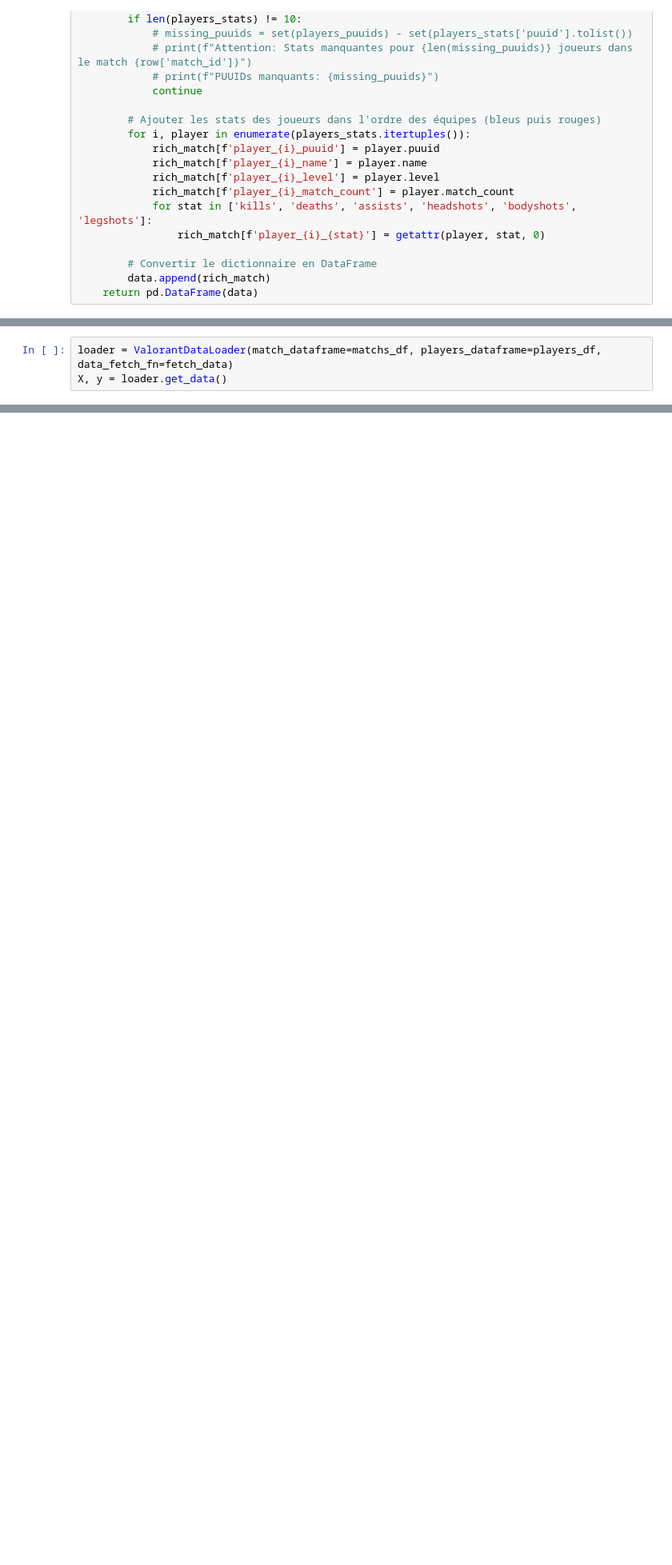
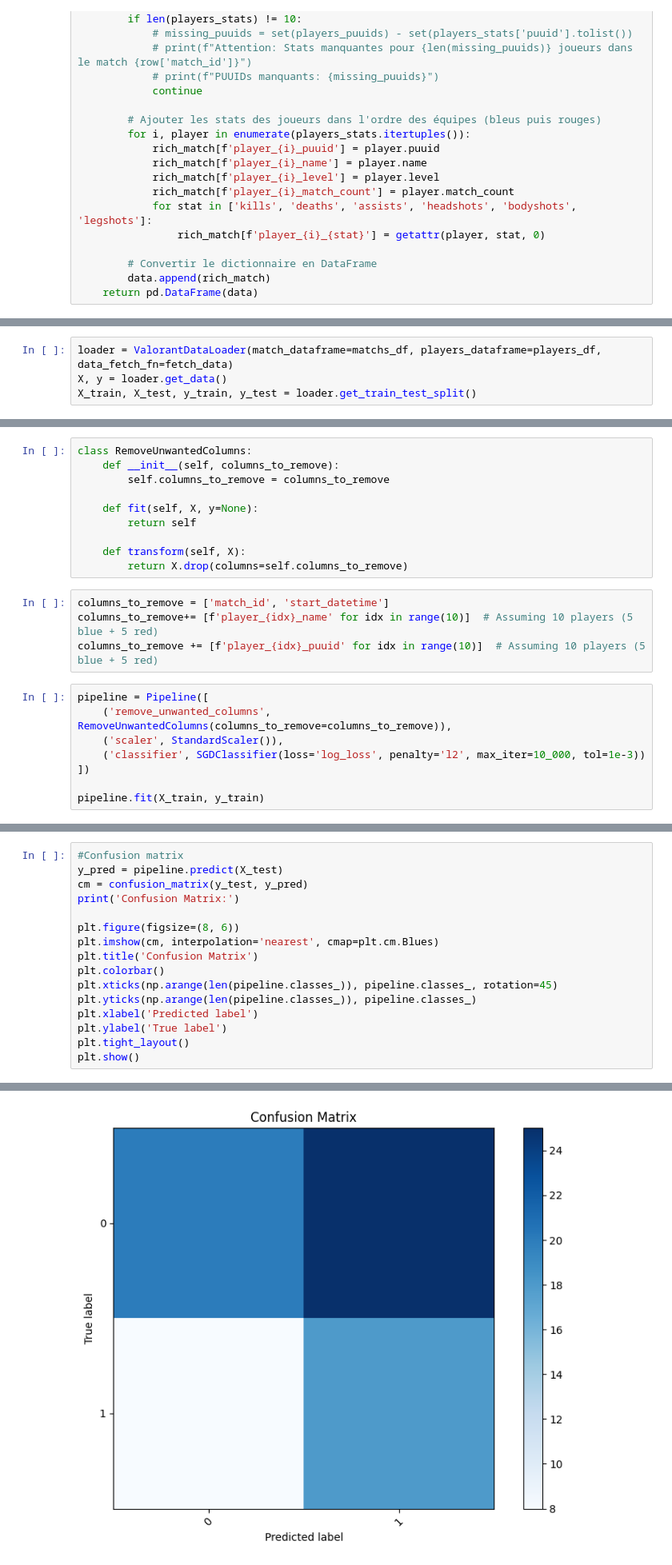
Before and after one commit to White-On/Valorant_experiment, a Jupyter notebook: dev.ipynb, the cells around one changed output, grey strips where cells are left out. Shown: that part at 80% size. Cells and saved outputs as stored; diff of their text form; blank space fills up the shorter version.

Commit message:
first pipeline tried

```diff
--- a/dev.ipynb
+++ b/dev.ipynb
@@ -279,3 +284,4 @@ class ValorantDataLoader:
 # %%
 loader = ValorantDataLoader(match_dataframe=matchs_df, players_dataframe=players_df, data_fetch_fn=fetch_data)
 X, y = loader.get_data()
+X_train, X_test, y_train, y_test = loader.get_train_test_split()
@@ -281,0 +290,22 @@ X, y = loader.get_data()
+# %%
+class RemoveUnwantedColumns:
+    def __init__(self, columns_to_remove):
+        self.columns_to_remove = columns_to_remove
+
+    def fit(self, X, y=None):
+        return self
+
+    def transform(self, X):
+        return X.drop(columns=self.columns_to_remove)
+# %%
+columns_to_remove = ['match_id', 'start_datetime']
+columns_to_remove+= [f'player_{idx}_name' for idx in range(10)]  # Assuming 10 players (5 blue + 5 red)
+columns_to_remove += [f'player_{idx}_puuid' for idx in range(10)]  # Assuming 10 players (5 blue + 5 red)
+# %%
+pipeline = Pipeline([
+    ('remove_unwanted_columns', RemoveUnwantedColumns(columns_to_remove=columns_to_remove)),
+    ('scaler', StandardScaler()),
+    ('classifier', SGDClassifier(loss='log_loss', penalty='l2', max_iter=10_000, tol=1e-3))
+])
+
+pipeline.fit(X_train, y_train)
@@ -281,0 +325,17 @@ X, y = loader.get_data()
+# %%
+#Confusion matrix
+y_pred = pipeline.predict(X_test)
+cm = confusion_matrix(y_test, y_pred)
+print('Confusion Matrix:')
+
+plt.figure(figsize=(8, 6))
+plt.imshow(cm, interpolation='nearest', cmap=plt.cm.Blues)
+plt.title('Confusion Matrix')
+plt.colorbar()
+plt.xticks(np.arange(len(pipeline.classes_)), pipeline.classes_, rotation=45)
+plt.yticks(np.arange(len(pipeline.classes_)), pipeline.classes_)
+plt.xlabel('Predicted label')
+plt.ylabel('True label')
+plt.tight_layout()
+plt.show()
+# %% [output]
@@ -281,0 +343 @@ X, y = loader.get_data()
+[figure, added]
```
Also changed, not shown: parts of 8 cells of this notebook, 1 other file.
